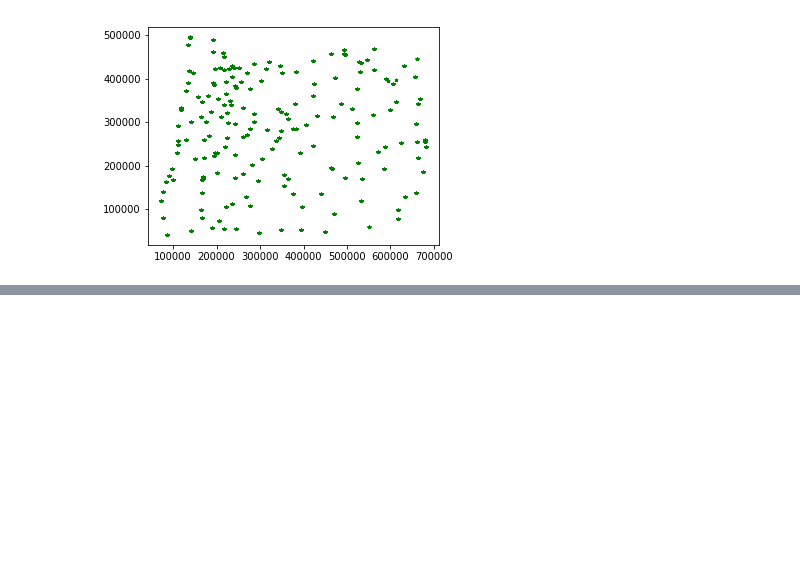
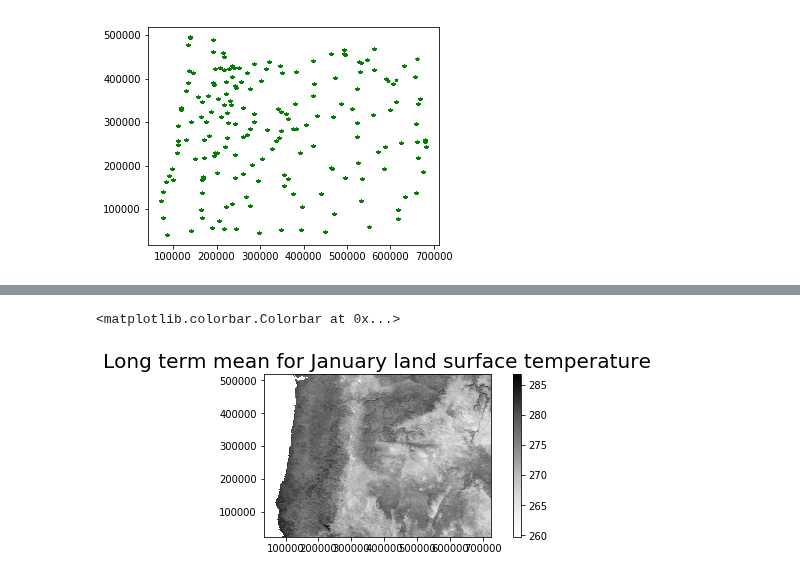
Before and after one commit to bparment1/workshops_courses_spatial_analyses, a Jupyter notebook: regression_temperature.ipynb, the cells around one changed output, grey strips where cells are left out. Saved outputs shown, nothing was run; the diff lists cells and outputs as text; code cells hidden in the pictures; blank space fills up the shorter version.

```diff
--- a/regression_temperature.ipynb
+++ b/regression_temperature.ipynb
@@ -118,0 +128,12 @@ station_or.plot(ax=plot_lst,marker="*",color="red",markersize=10)
+# %%
+fig, ax = plt.subplots(figsize = (8,3))
+lst_plot = ax.imshow(r_lst,
+                       cmap='Greys',
+                       extent=spatial_extent)
+ax.set_title("Long term mean for January land surface temperature", fontsize= 20)
+fig.colorbar(lst_plot)
+# turn off the x and y axes for prettier plotting
+#ax.set_axis_off(); #this removes coordinates on the plot
+# %% [output]
+<matplotlib.colorbar.Colorbar at 0x...>
+[figure, added]
```
Also changed, not shown: parts of 8 cells of this notebook.
